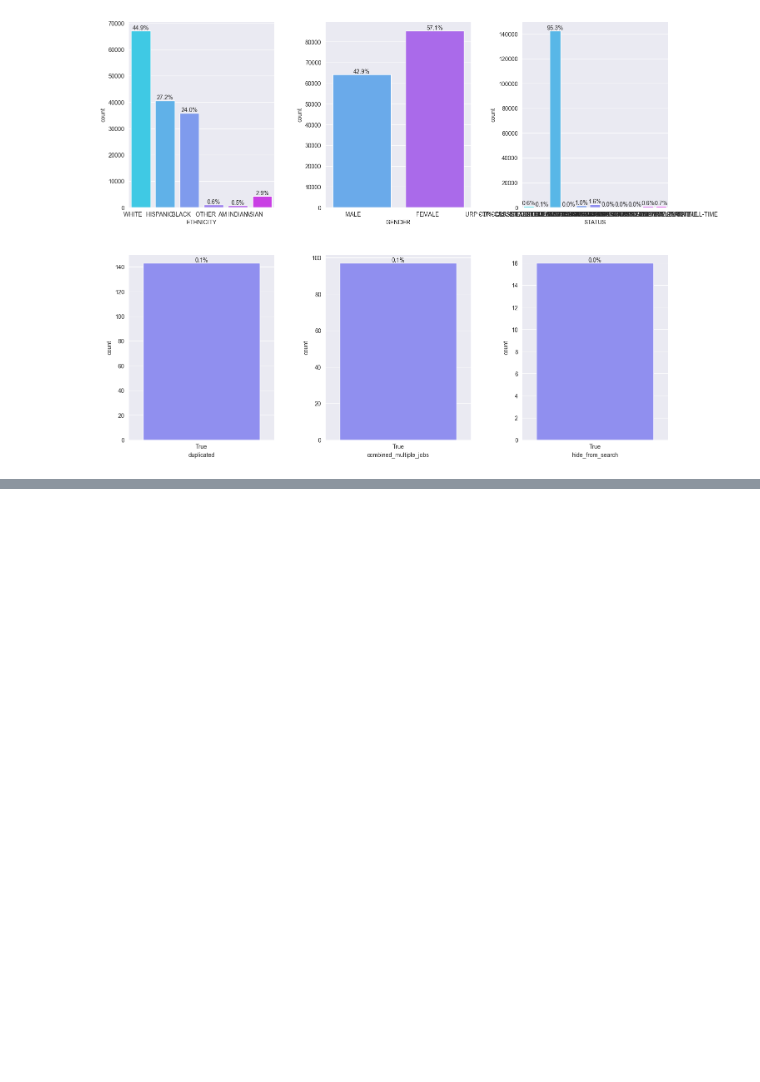
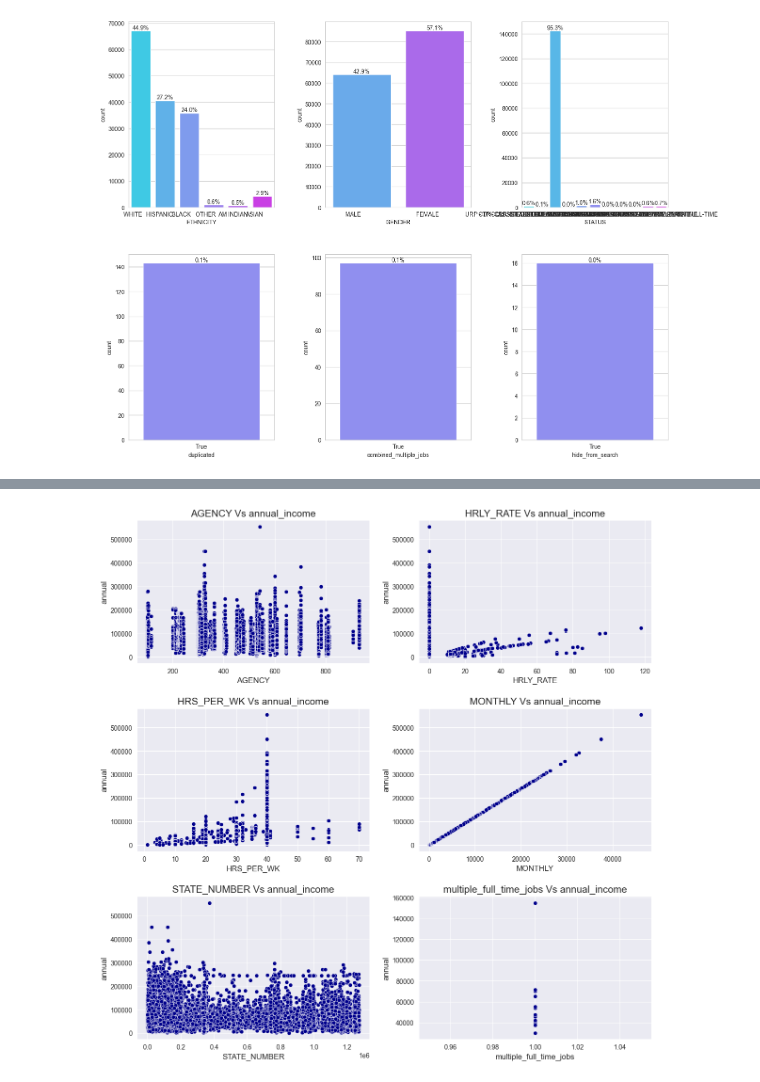
Before and after one commit to vishnu2646/Datamites-Projects, a Jupyter notebook: Texas salary prediction/project.ipynb, the cells around one changed output, grey strips where cells are left out. Cells and saved outputs as stored; diff of their text form; code cells hidden in the pictures; blank space fills up the shorter version.

```diff
--- a/Texas salary prediction/project.ipynb
+++ b/Texas salary prediction/project.ipynb
@@ -500,0 +592,20 @@ plt.show()
+# %%
+# scatter plots and line plots are plotted to visualize the relationship between the
+# continuous input features and the target variable
+
+plt.figure(figsize=(12, 12))
+sns.set_style('darkgrid')
+plotnumber= 1
+
+for column in continuous_columns:
+    if plotnumber <= 6:
+        ax = plt.subplot(3, 2, plotnumber)
+        sns.scatterplot(x=continuous_columns_data[column], y= data['ANNUAL'], color= 'darkblue', marker= 'o')
+        plt.title(f'{column} Vs annual_income', fontsize= '15')
+        plt.xlabel(column, fontsize= 12)
+        plt.ylabel('annual', fontsize= 12)
+    plotnumber+=1
+plt.tight_layout(h_pad= 2, w_pad= 2)
+plt.show()
+# %% [output]
+[figure, added]
```
Also changed, not shown: parts of 18 cells of this notebook.
